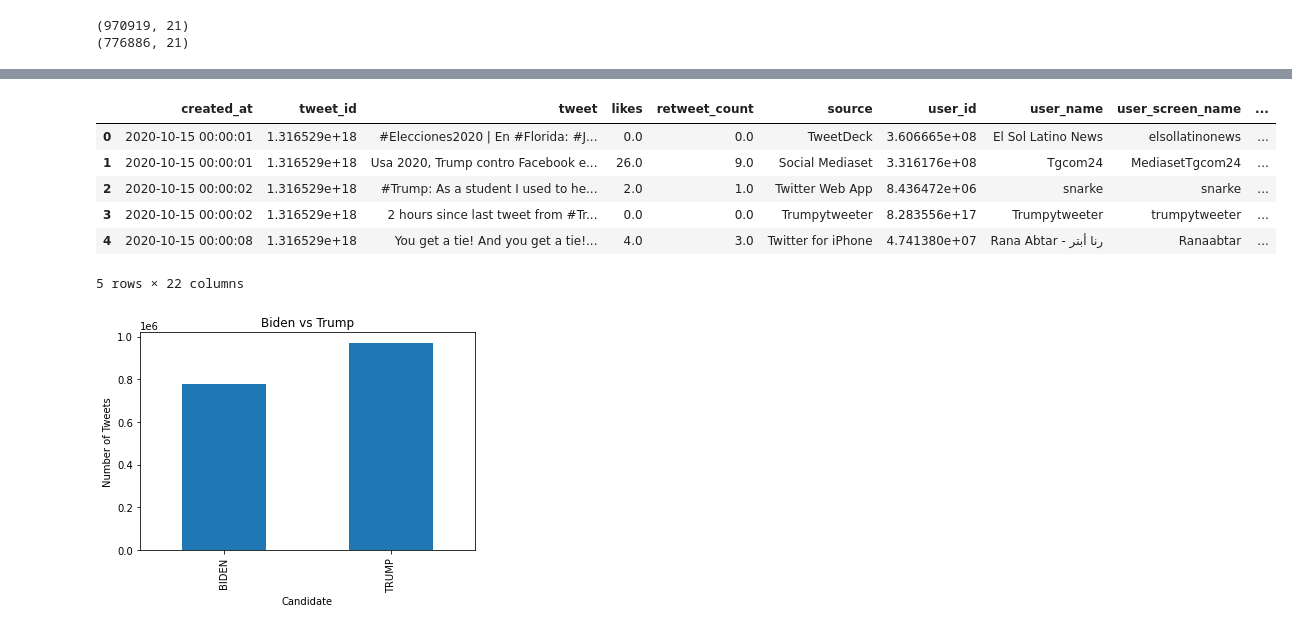
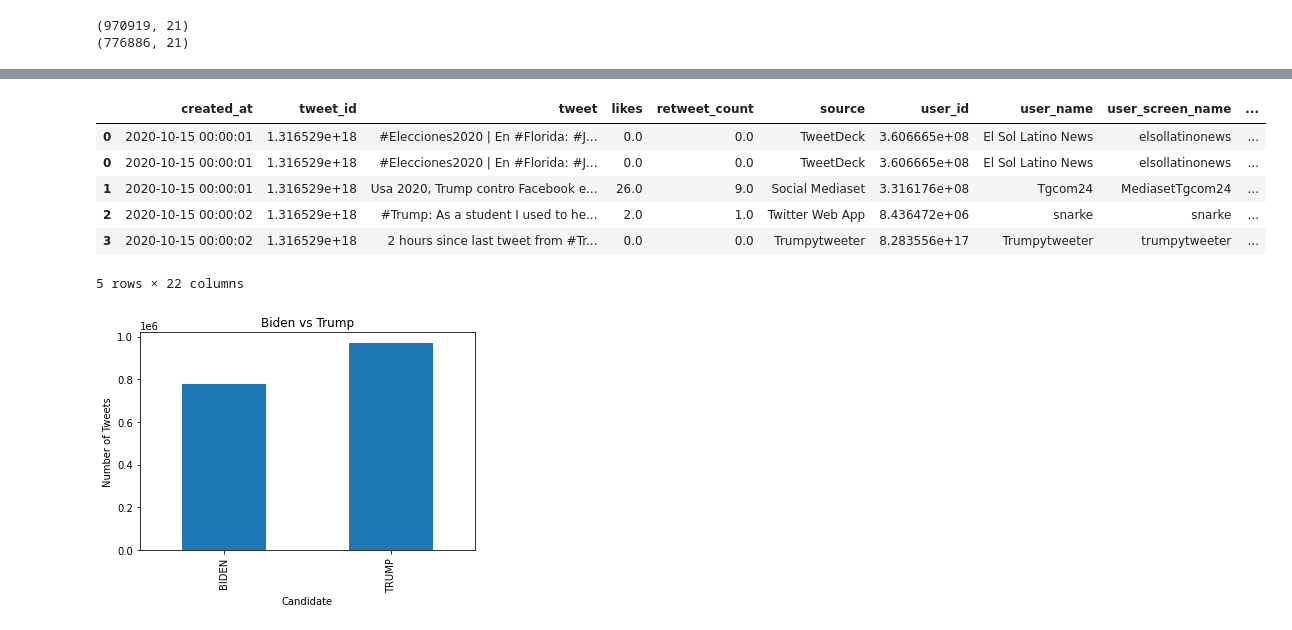
Before and after one commit to jasonleejs/2020-US-Election, a Jupyter notebook: Analysis/Tweet Sentiment Analysis.ipynb, the cells around one changed output, grey strips where cells are left out. Cells and saved outputs as stored; diff of their text form; code cells hidden in the pictures.

```diff
--- a/Analysis/Tweet Sentiment Analysis.ipynb
+++ b/Analysis/Tweet Sentiment Analysis.ipynb
@@ -8,8 +8,8 @@ import matplotlib.pyplot as plt
 import seaborn as sns
 from textblob import TextBlob
 # %%
-trump_df = pd.read_csv('./data/hashtag_donaldtrump.csv', lineterminator='\n')
-biden_df = pd.read_csv('./data/hashtag_joebiden.csv', lineterminator='\n')
+trump_df = pd.read_csv('../data/hashtag_donaldtrump.csv', lineterminator='\n')
+biden_df = pd.read_csv('../data/hashtag_joebiden.csv', lineterminator='\n')
 # %%
 # Check shape of both data frames
 
@@ -46,18 +46,19 @@ None
 # %%
 # Concat two datasets for easier analysis
 trump_df['Candidate'] = "TRUMP"
 biden_df['Candidate'] = "BIDEN"
 
 mixed_df = pd.concat([trump_df, biden_df])
-mixed_df.sort_values(by='created_at')
+mixed_df['created_at'] = pd.to_datetime(mixed_df.created_at)
+mixed_df.sort_values(by='created_at', inplace=True)
 mixed_df.head()
 # %% [output]
 |  | created_at | tweet_id | tweet | likes | retweet_count | source | user_id | user_name | user_screen_name | ... |
+| 0 | 2020-10-15 00:00:01 | 1.316529e+18 | #Elecciones2020 | En #Florida: #J... | 0.0 | 0.0 | TweetDeck | 3.606665e+08 | El Sol Latino News | elsollatinonews | ... |
 | 0 | 2020-10-15 00:00:01 | 1.316529e+18 | #Elecciones2020 | En #Florida: #J... | 0.0 | 0.0 | TweetDeck | 3.606665e+08 | El Sol Latino News | elsollatinonews | ... |
 | 1 | 2020-10-15 00:00:01 | 1.316529e+18 | Usa 2020, Trump contro Facebook e... | 26.0 | 9.0 | Social Mediaset | 3.316176e+08 | Tgcom24 | MediasetTgcom24 | ... |
 | 2 | 2020-10-15 00:00:02 | 1.316529e+18 | #Trump: As a student I used to he... | 2.0 | 1.0 | Twitter Web App | 8.436472e+06 | snarke | snarke | ... |
 | 3 | 2020-10-15 00:00:02 | 1.316529e+18 | 2 hours since last tweet from #Tr... | 0.0 | 0.0 | Trumpytweeter | 8.283556e+17 | Trumpytweeter | trumpytweeter | ... |
-| 4 | 2020-10-15 00:00:08 | 1.316529e+18 | You get a tie! And you get a tie!... | 4.0 | 3.0 | Twitter for iPhone | 4.741380e+07 | Rana Abtar - رنا أبتر | Ranaabtar | ... |
 5 rows × 22 columns
 # %%
 # Plotting the number of tweets for Trump and Biden
```
Also changed, not shown: parts of 2 cells of this notebook.
